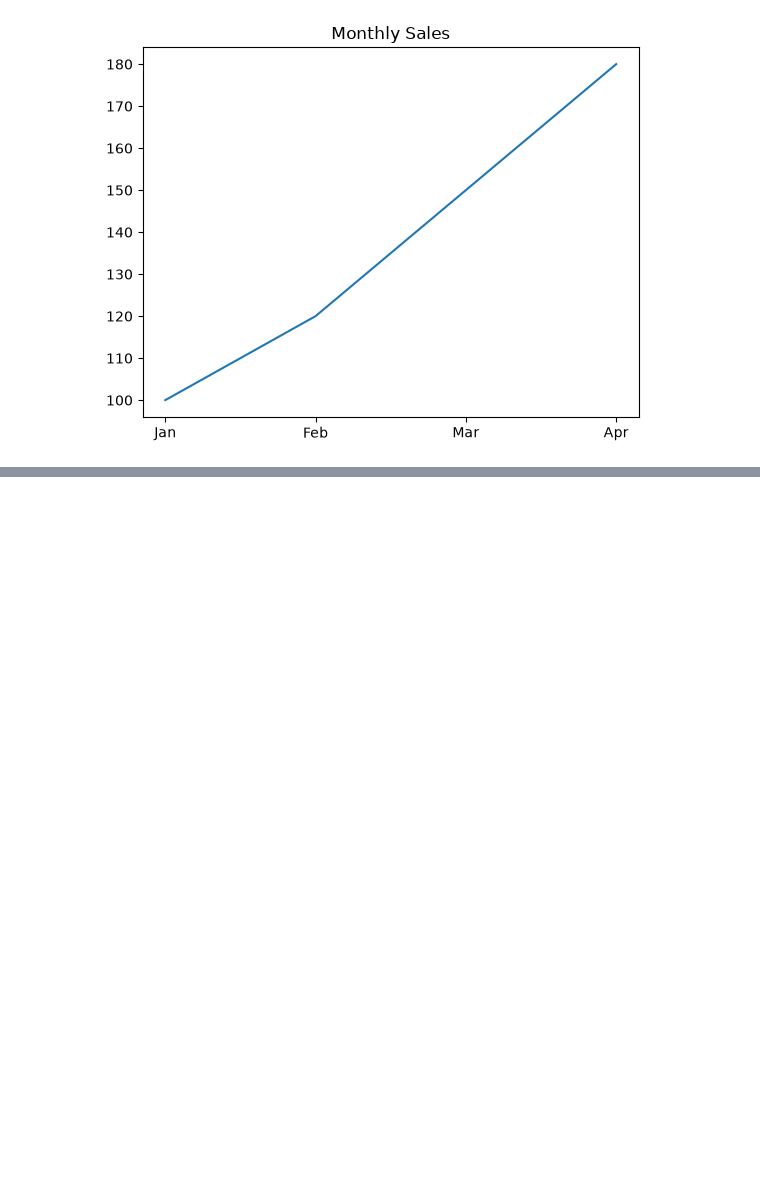
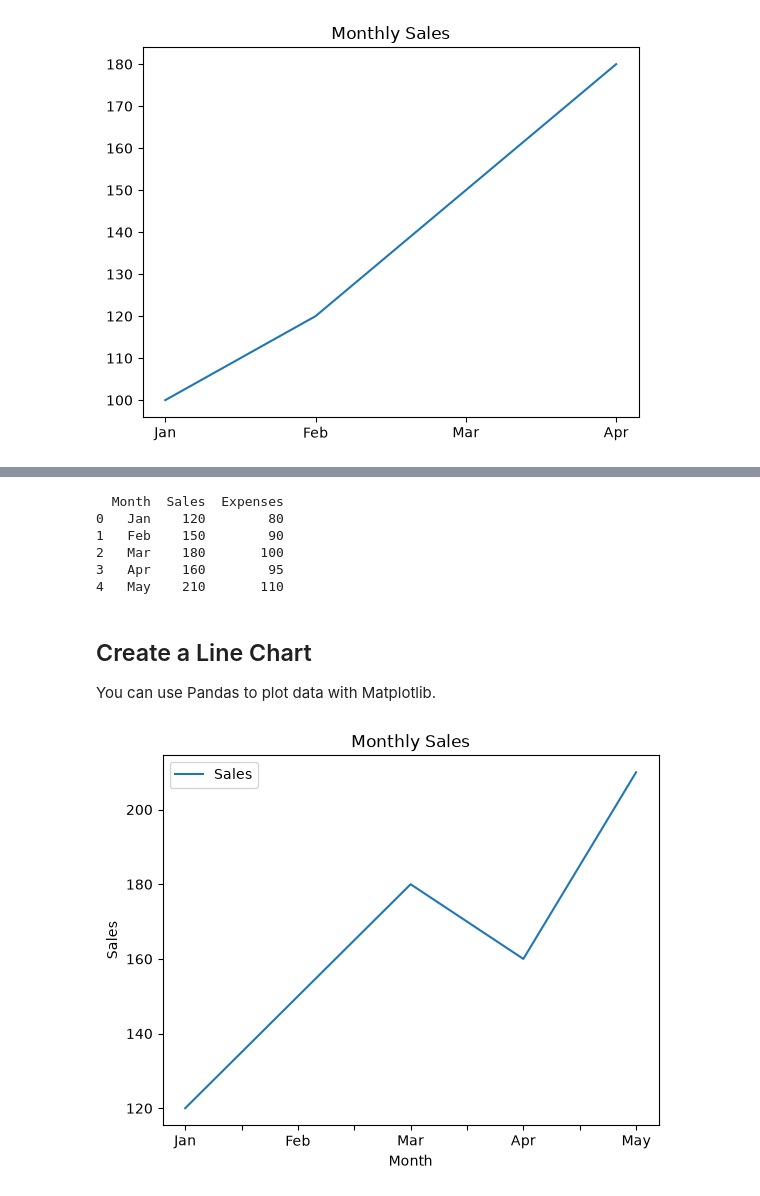
Before and after one commit to geff-ghost/notebooks, a Jupyter notebook: whatsapp_py/WhatsAppJourney.ipynb, the cells around one changed output, grey strips where cells are left out. Drawn from its saved outputs; the diff is of its cells as text; code cells hidden in the pictures; blank space fills up the shorter version.

Commit message:
Pandas & Matplotlib: Visualize Real-World Data

```diff
--- a/whatsapp_py/WhatsAppJourney.ipynb
+++ b/whatsapp_py/WhatsAppJourney.ipynb
@@ -2026,0 +2044,38 @@ plt.show()
+# %%
+# Let's start with a simple dataset
+import pandas as pd
+
+data = {
+    'Month': ['Jan', 'Feb', 'Mar', 'Apr', 'May'],
+    'Sales': [120, 150, 180, 160, 210],
+    'Expenses': [80, 90, 100, 95, 110]
+}
+
+df = pd.DataFrame(data)
+print(df)
+# %% [output]
+  Month  Sales  Expenses
+0   Jan    120        80
+1   Feb    150        90
+2   Mar    180       100
+3   Apr    160        95
+4   May    210       110
+# %% [markdown]
+## Create a Line Chart
+You can use Pandas to plot data with Matplotlib.
+# %%
+import matplotlib.pyplot as plt
+
+df.plot(
+    x='Month',
+    y='Sales',
+    kind='line'
+)
+
+plt.title('Monthly Sales')
+plt.xlabel('Month')
+plt.ylabel('Sales')
+
+plt.show()
+# %% [output]
+[figure, added]
```
Also changed, not shown: parts of 13 cells of this notebook.
